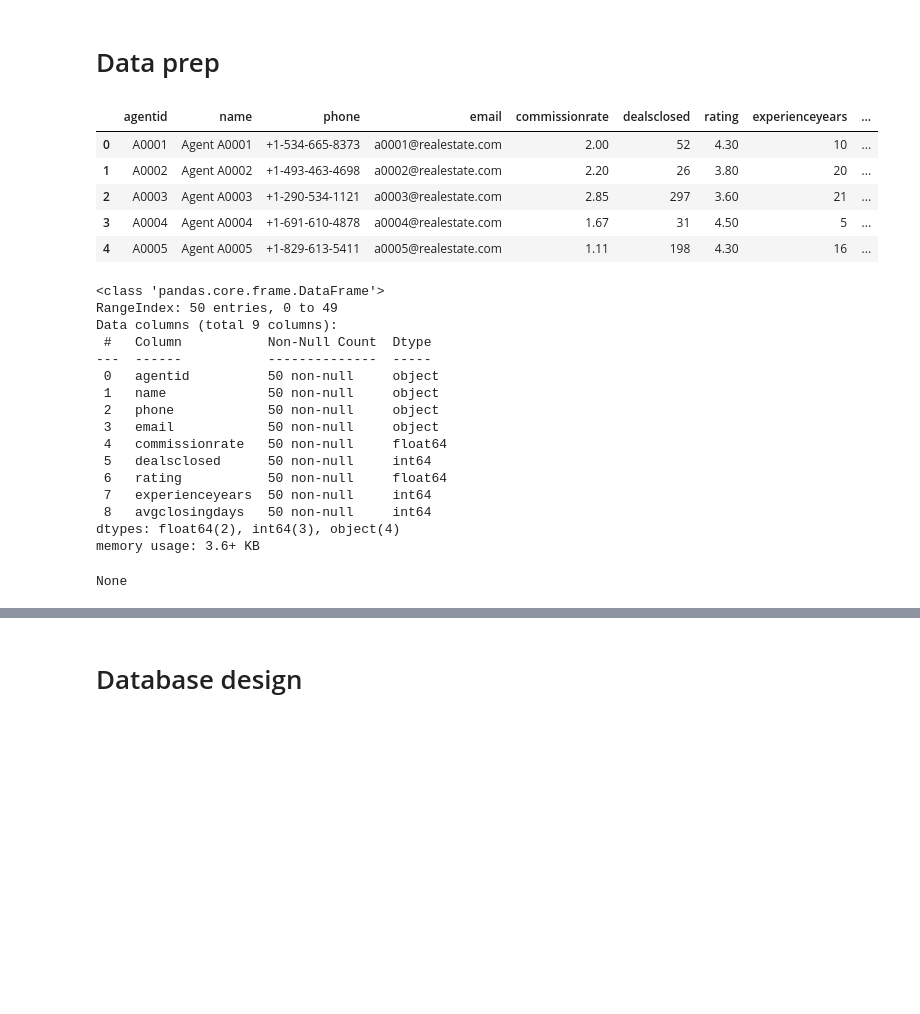
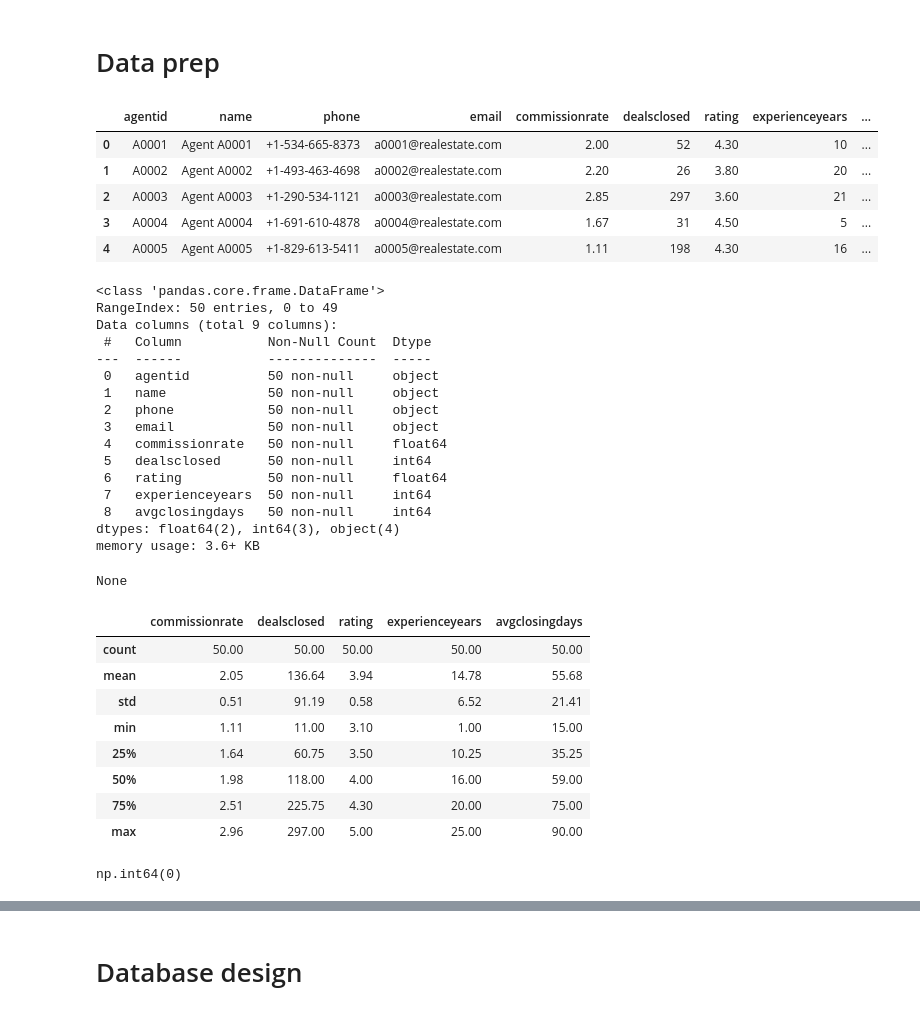
Before and after one commit to mukundnaramesh2605/guvi-python-sql-pandas-project-1, a Jupyter notebook: project.ipynb, the cells around one changed output, grey strips where cells are left out. Cells and saved outputs as stored; diff of their text form; code cells hidden in the pictures; blank space fills up the shorter version.

```diff
--- a/project.ipynb
+++ b/project.ipynb
@@ -17,33 +17,48 @@ agents_df.rename(columns={
     "rating":"rating",
     "experience_years":"experienceyears",
     "avg_closing_days":"avgclosingdays"
 }, inplace=True)
 display(agents_df.head())
 display(agents_df.info())
+display(agents_df.describe())
 # %% [output]
 |  | agentid | name | phone | email | commissionrate | dealsclosed | rating | experienceyears | ... |
 | 0 | A0001 | Agent A0001 | +1-534-665-8373 | a0001@realestate.com | 2.00 | 52 | 4.30 | 10 | ... |
 | 1 | A0002 | Agent A0002 | +1-493-463-4698 | a0002@realestate.com | 2.20 | 26 | 3.80 | 20 | ... |
 | 2 | A0003 | Agent A0003 | +1-290-534-1121 | a0003@realestate.com | 2.85 | 297 | 3.60 | 21 | ... |
 | 3 | A0004 | Agent A0004 | +1-691-610-4878 | a0004@realestate.com | 1.67 | 31 | 4.50 | 5 | ... |
 | 4 | A0005 | Agent A0005 | +1-829-613-5411 | a0005@realestate.com | 1.11 | 198 | 4.30 | 16 | ... |
 <class 'pandas.core.frame.DataFrame'>
 RangeIndex: 50 entries, 0 to 49
 Data columns (total 9 columns):
  #   Column           Non-Null Count  Dtype
 ---  ------           --------------  -----
  0   agentid          50 non-null     object
  1   name             50 non-null     object
  2   phone            50 non-null     object
  3   email            50 non-null     object
  4   commissionrate   50 non-null     float64
  5   dealsclosed      50 non-null     int64
  6   rating           50 non-null     float64
  7   experienceyears  50 non-null     int64
  8   avgclosingdays   50 non-null     int64
 dtypes: float64(2), int64(3), object(4)
 memory usage: 3.6+ KB
 None
+|  | commissionrate | dealsclosed | rating | experienceyears | avgclosingdays |
+| count | 50.00 | 50.00 | 50.00 | 50.00 | 50.00 |
+| mean | 2.05 | 136.64 | 3.94 | 14.78 | 55.68 |
+| std | 0.51 | 91.19 | 0.58 | 6.52 | 21.41 |
+| min | 1.11 | 11.00 | 3.10 | 1.00 | 15.00 |
+| 25% | 1.64 | 60.75 | 3.50 | 10.25 | 35.25 |
+| 50% | 1.98 | 118.00 | 4.00 | 16.00 | 59.00 |
+| 75% | 2.51 | 225.75 | 4.30 | 20.00 | 75.00 |
+| max | 2.96 | 297.00 | 5.00 | 25.00 | 90.00 |
+# %%
+# Finding Duplicates
+agents_df.duplicated().sum()
+# %% [output]
+np.int64(0)
 # %%
 buyers_df = pd.read_json("datasets/buyers_cleaned.json")
 buyers_df.rename(columns={
```
Also changed, not shown: parts of 11 cells of this notebook, 1 other file.
